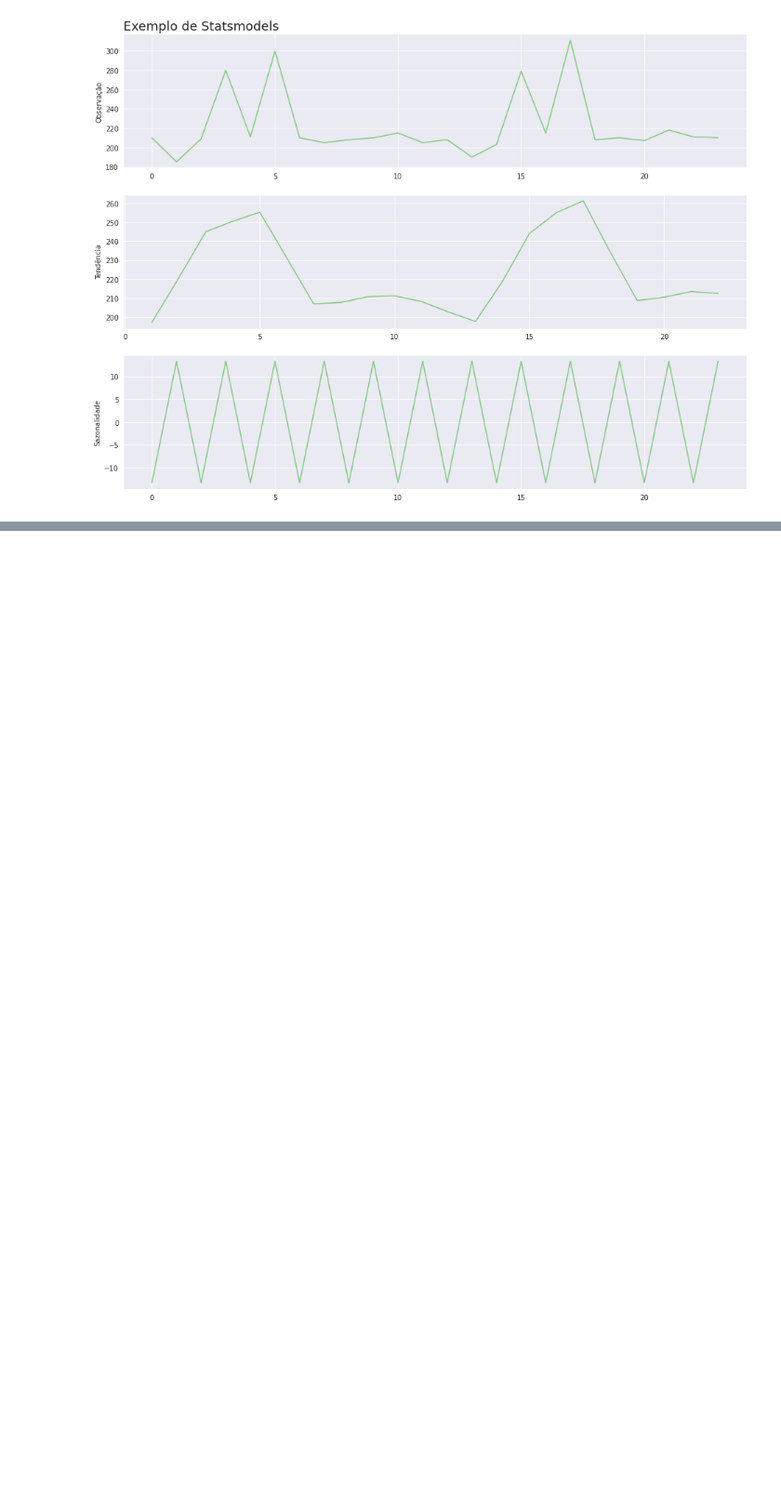
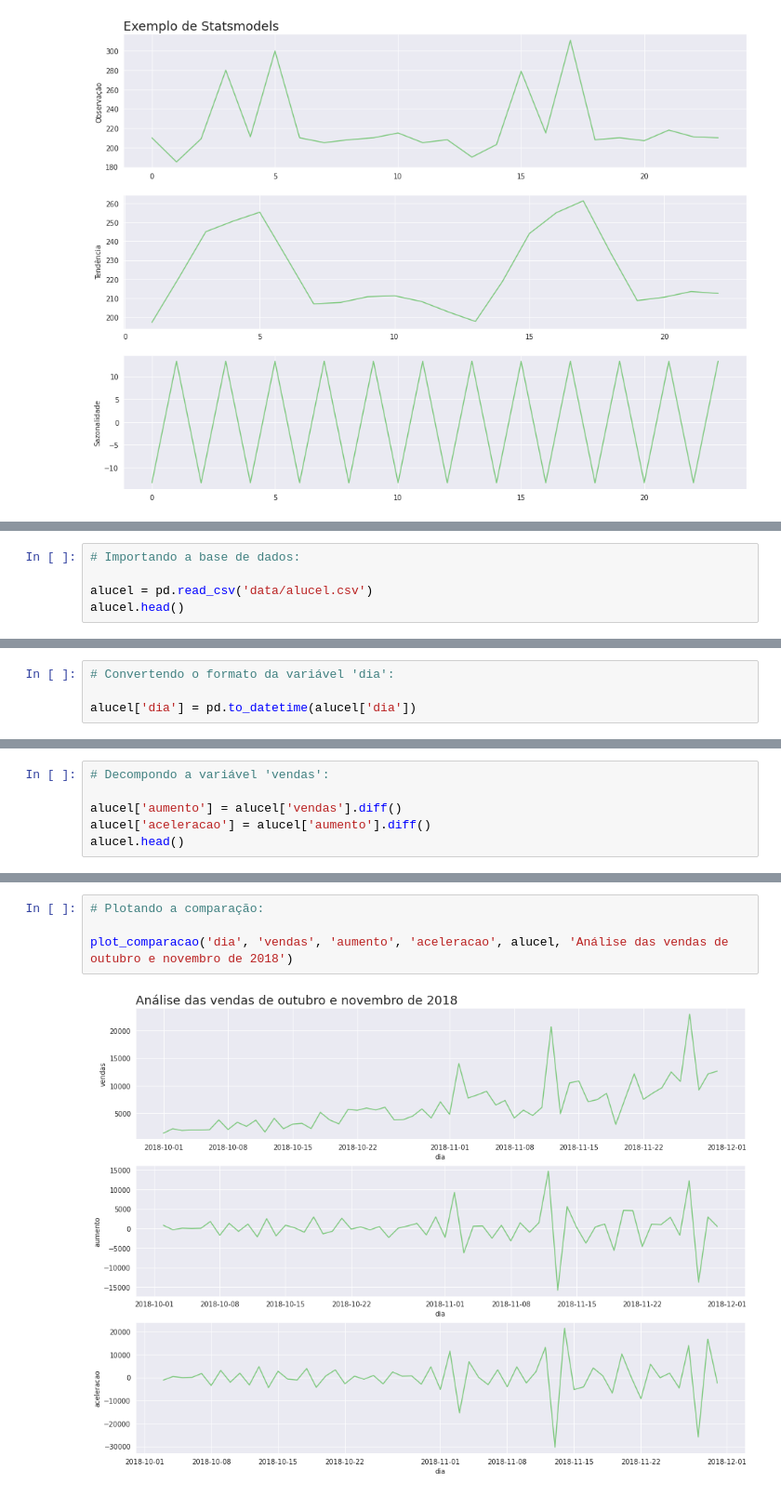
Before and after one commit to silsantos/Data-Science_Projects, a Jupyter notebook: Estatistica/Pratica6_series_temporais.ipynb, the cells around one changed output, grey strips where cells are left out. Shown at 93% size. Saved outputs shown, nothing was run; the diff lists cells and outputs as text; blank space fills up the shorter version.

```diff
--- a/Estatistica/Pratica6_series_temporais.ipynb
+++ b/Estatistica/Pratica6_series_temporais.ipynb
@@ -498,0 +503,5 @@ plot_comparacao(resultado.index, 'Observação', 'Tendência', 'Sazonalidade', r
+# %%
+# Importando a base de dados:
+
+alucel = pd.read_csv('data/alucel.csv')
+alucel.head()
@@ -498,0 +523,4 @@ plot_comparacao(resultado.index, 'Observação', 'Tendência', 'Sazonalidade', r
+# %%
+# Convertendo o formato da variável 'dia':
+
+alucel['dia'] = pd.to_datetime(alucel['dia'])
@@ -498,0 +535,6 @@ plot_comparacao(resultado.index, 'Observação', 'Tendência', 'Sazonalidade', r
+# %%
+# Decompondo a variável 'vendas':
+
+alucel['aumento'] = alucel['vendas'].diff()
+alucel['aceleracao'] = alucel['aumento'].diff()
+alucel.head()
@@ -498,0 +548,6 @@ plot_comparacao(resultado.index, 'Observação', 'Tendência', 'Sazonalidade', r
+# %%
+# Plotando a comparação:
+
+plot_comparacao('dia', 'vendas', 'aumento', 'aceleracao', alucel, 'Análise das vendas de outubro e novembro de 2018')
+# %% [output]
+[figure, added]
```
Also changed, not shown: parts of 13 cells of this notebook.
